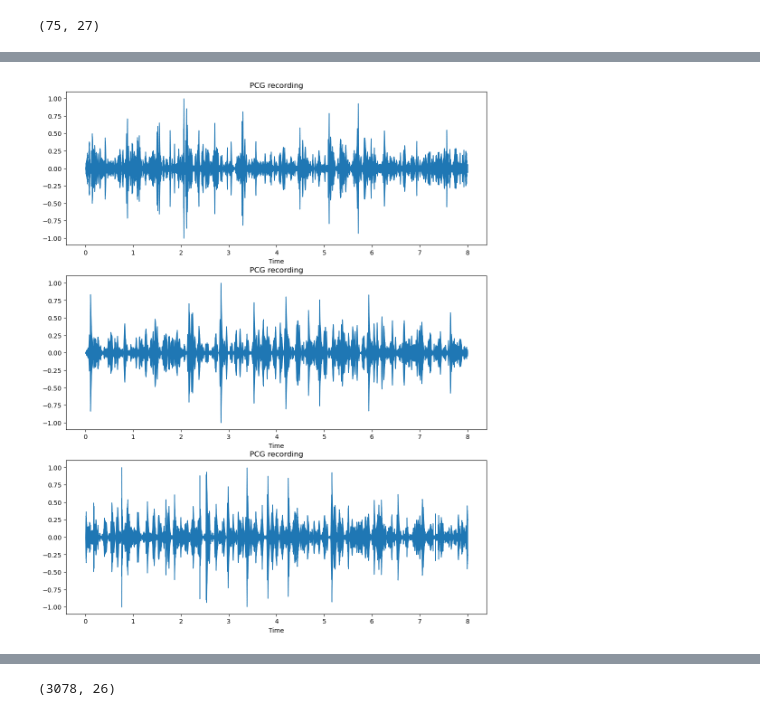
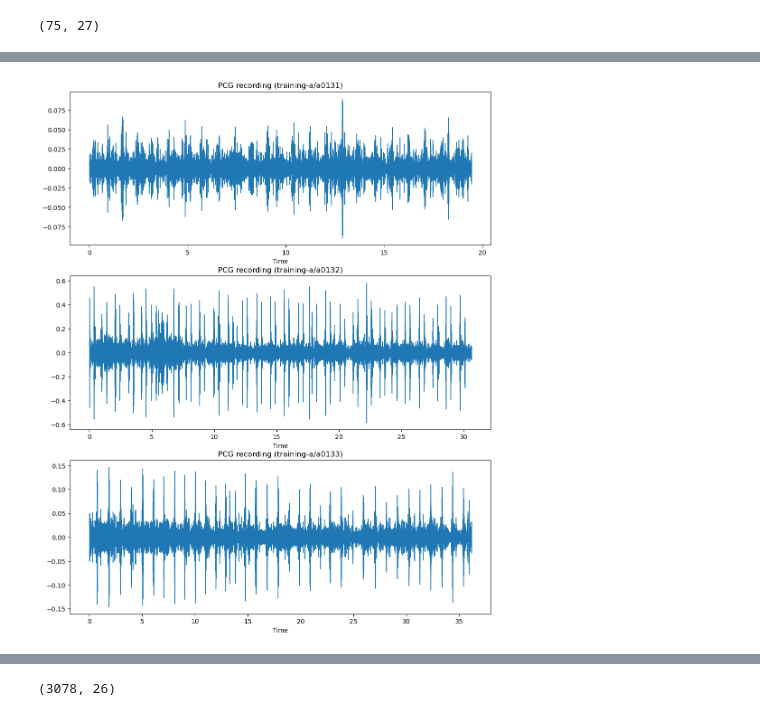
Before and after one commit to Rice-MECE-Capstone-Projects/Heart---Spring-2025, a Jupyter notebook: emmanuel-zerefa/physionet-exploration.ipynb, the cells around one changed output, grey strips where cells are left out. Saved outputs shown, nothing was run; the diff lists cells and outputs as text; code cells hidden in the pictures.

Commit message:
looked at like 200 pcgs. done now

```diff
--- a/emmanuel-zerefa/physionet-exploration.ipynb
+++ b/emmanuel-zerefa/physionet-exploration.ipynb
@@ -130,59 +130,57 @@ murmur_present.shape
 # %% [output]
 (75, 27)
 # %%
-how_many_to_show=3
-what_idx_to_start =51
-fig, ax = plt.subplots(nrows=how_many_to_show, figsize=(12, 5*how_many_to_show))
+# looking for clean recordings
+# change between "murmur_present" and "normal_recordings" to see murmured vs normal recordings
+num_to_show = 3
+start_idx = 130
+fig, ax = plt.subplots(nrows=num_to_show, figsize=(12, 5*num_to_show))
 
 #general plotting
-for rowidx,row in murmur_present.iterrows():
-  if what_idx_to_start<=rowidx<what_idx_to_start+how_many_to_show:
-    relidx = rowidx-what_idx_to_start
-    fname = murmur_present.iloc[rowidx]['Challenge record name']
-    subdir =  murmur_present.iloc[rowidx]['Database']
+for rowidx,row in normal_recordings.iterrows():
+  if start_idx<=rowidx<start_idx+num_to_show:
+    relidx = rowidx-start_idx
+    fname = normal_recordings.iloc[rowidx]['Challenge record name']
+    subdir =  normal_recordings.iloc[rowidx]['Database']
     fpath = physio16_path+f'{subdir}/{fname}.wav'
-    print(fpath)
+    print(subdir + '/'+ fname)
     data, sr = load_from_filepath(fpath)
-    ax[relidx].set(title='PCG recording')
+    print(max(data))
+    ax[relidx].set(title=f'PCG recording ({subdir+"/"+fname})')
     #ax[1].set(title='PCG+Noise')
     librosa.display.waveshow(data,sr=sr,ax=ax[relidx])
     #librosa.display.waveshow(composite,sr=target_freq,ax=ax[1])
-# examining the recordings in time as well
+
 # !impt: strange behavior here. plotting w/ waveshow generally has a range in [-1,1]
 # ... however, if you take the max of the actual wav file it can be like 0.7
 # ... i was concerned since the zoomed in waveforms don't match the regular waveforms
 # ... but the regular waveforms dont even match the regular data bruh
 
-target_freq = 2000 #everything at 2k
-num_to_show=3
-startidx = 51
+### Code to print zoomed in versions:
+#print('---')
+#fig, ax = plt.subplots(nrows=num_to_show, figsize=(12, 5*num_to_show))
+## # want to show the same length for all of them actually. 3 seconds.
+#good_idx = 0
+#for rowidx,row in murmur_present.iloc[start_idx:,:].iterrows():
+#  if num_to_show<=good_idx:
+#    break
+#  # recording name and type
+#  fname = murmur_present.iloc[rowidx]['Challenge record name']
+#  subdir =  murmur_present.iloc[rowidx]['Database']
+#  fpath = physio16_path+f'{subdir}/{fname}.wav'
+#  # load the data
+#  data, sr = load_from_filepath(fpath)
+#  length_of_rec = len(data)/sr
+#  # want to plot the same length for all recordings
+#  if length_of_rec<=3:
+#    continue
+#  # good to plot
+#  print(subdir+'/'+fname, "(murmur)")
+#  #print(max(data))
+#  ax[good_idx].set(title=f'PCG recording, zoomed in ({subdir+"/"+fname})')
+#  #ax[1].set(title='PCG+Noise')
+#  librosa.display.waveshow(data[:sr*3],sr=sr,ax=ax[good_idx]) # original data
+#  good_idx+=1
 
-fig, ax = plt.subplots(nrows=num_to_show, figsize=(12, 5*num_to_show))
-# # want to show the same length for all of them actually. 3 seconds.
-good_idx = 0
-for rowidx,row in murmur_present.iloc[startidx:,:].iterrows():
-  if num_to_show<=good_idx:
-    break
-  # recording name and type
-  fname = murmur_present.iloc[rowidx]['Challenge record name']
-  subdir =  murmur_present.iloc[rowidx]['Database']
-  fpath = physio16_path+f'{subdir}/{fname}.wav'
-  # load the data
-  data, sr = load_from_filepath(fpath)
-  length_of_rec = len(data)/sr
-  # want to plot the same length for all recordings
-  if length_of_rec<=3:
-    continue
-  # good to plot
-  print(subdir+'/'+fname, "(murmur)")
-  #print(max(data))
-  ax[good_idx].set(title='PCG recording')
-  #ax[1].set(title='PCG+Noise')
-  print(len(data)/sr)
-  print(max(data[:sr*3]))
-  librosa.display.waveshow(data[:sr*3],sr=sr,ax=ax[good_idx]) # original data
-  good_idx+=1
-
-# data either looks ok ish or horrible
-# they are all the exact same length?
+# i have looked at 74 murmured heartbeats and they are all barely interpretable to me...
 # %% [output]
@@ -204 +193 @@ training-b/b0349 (murmur)
-[figure, old version]
+[figure, new version]
```
Also changed, not shown: parts of 1 cell of this notebook.
